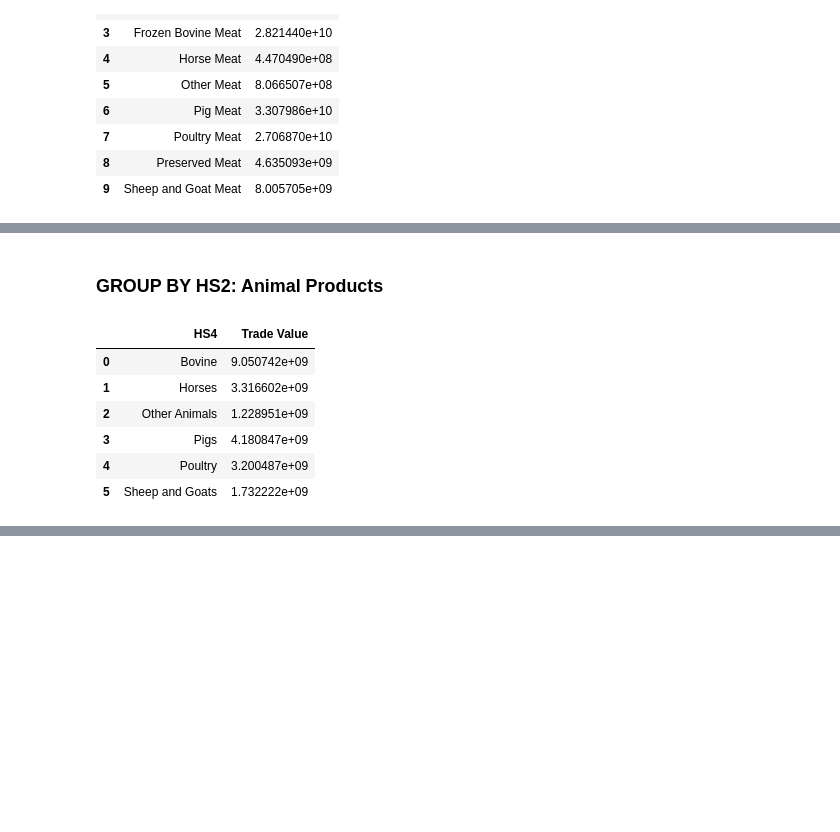
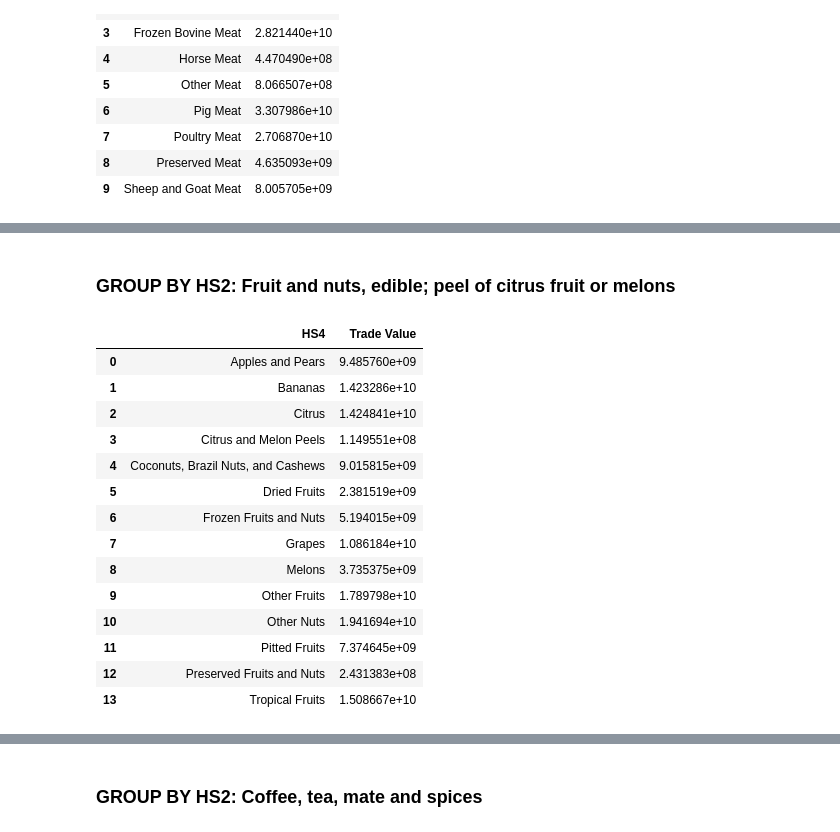
Before and after one commit to Utpal-Mishra/Zerve, a Jupyter notebook: ZerveRelatedProducts.ipynb, the cells around one changed output, grey strips where cells are left out. Cells and saved outputs as stored; diff of their text form; code cells hidden in the pictures; blank space fills up the shorter version.

```diff
--- a/ZerveRelatedProducts.ipynb
+++ b/ZerveRelatedProducts.ipynb
@@ -933,21 +1038,29 @@ fig.update_layout(height=500, width=1400, title_text='Trade Percentage for Live
 fig.show()
 # %% [output]
 [interactive output not drawn]
-# %% [markdown]
-### **GROUP BY HS2: Animal Products**
+# %% [markdown]
+### **GROUP BY HS2: Fruit and nuts, edible; peel of citrus fruit or melons**
 # %%
 dt = data[["HS2", 'HS4', 'Trade Value']]
-dt = dt[dt["HS2"] == 'Live animals']
+dt = dt[dt["HS2"] == 'Fruit and nuts, edible; peel of citrus fruit or melons']
 dt = dt.groupby(['HS4']).sum().reset_index()
 dt
 # %% [output]
 |  | HS4 | Trade Value |
-| 0 | Bovine | 9.050742e+09 |
-| 1 | Horses | 3.316602e+09 |
-| 2 | Other Animals | 1.228951e+09 |
-| 3 | Pigs | 4.180847e+09 |
-| 4 | Poultry | 3.200487e+09 |
-| 5 | Sheep and Goats | 1.732222e+09 |
+| 0 | Apples and Pears | 9.485760e+09 |
+| 1 | Bananas | 1.423286e+10 |
+| 2 | Citrus | 1.424841e+10 |
+| 3 | Citrus and Melon Peels | 1.149551e+08 |
+| 4 | Coconuts, Brazil Nuts, and Cashews | 9.015815e+09 |
+| 5 | Dried Fruits | 2.381519e+09 |
+| 6 | Frozen Fruits and Nuts | 5.194015e+09 |
+| 7 | Grapes | 1.086184e+10 |
+| 8 | Melons | 3.735375e+09 |
+| 9 | Other Fruits | 1.789798e+10 |
+| 10 | Other Nuts | 1.941694e+10 |
+| 11 | Pitted Fruits | 7.374645e+09 |
+| 12 | Preserved Fruits and Nuts | 2.431383e+08 |
+| 13 | Tropical Fruits | 1.508667e+10 |
 # %%
 def barplot(data):
   fig = px.bar(dt, x=dt.HS4, y=dt['Trade Value'], color=dt.HS4)
@@ -968,3 +1081,5 @@ fig.update_layout(height=500, width=1400, title_text='Trade Percentage for Live
 fig.show()
 # %% [output]
 [interactive output not drawn]
+# %% [markdown]
+### **GROUP BY HS2: Coffee, tea, mate and spices**
```
Also changed, not shown: parts of 97 cells of this notebook.
